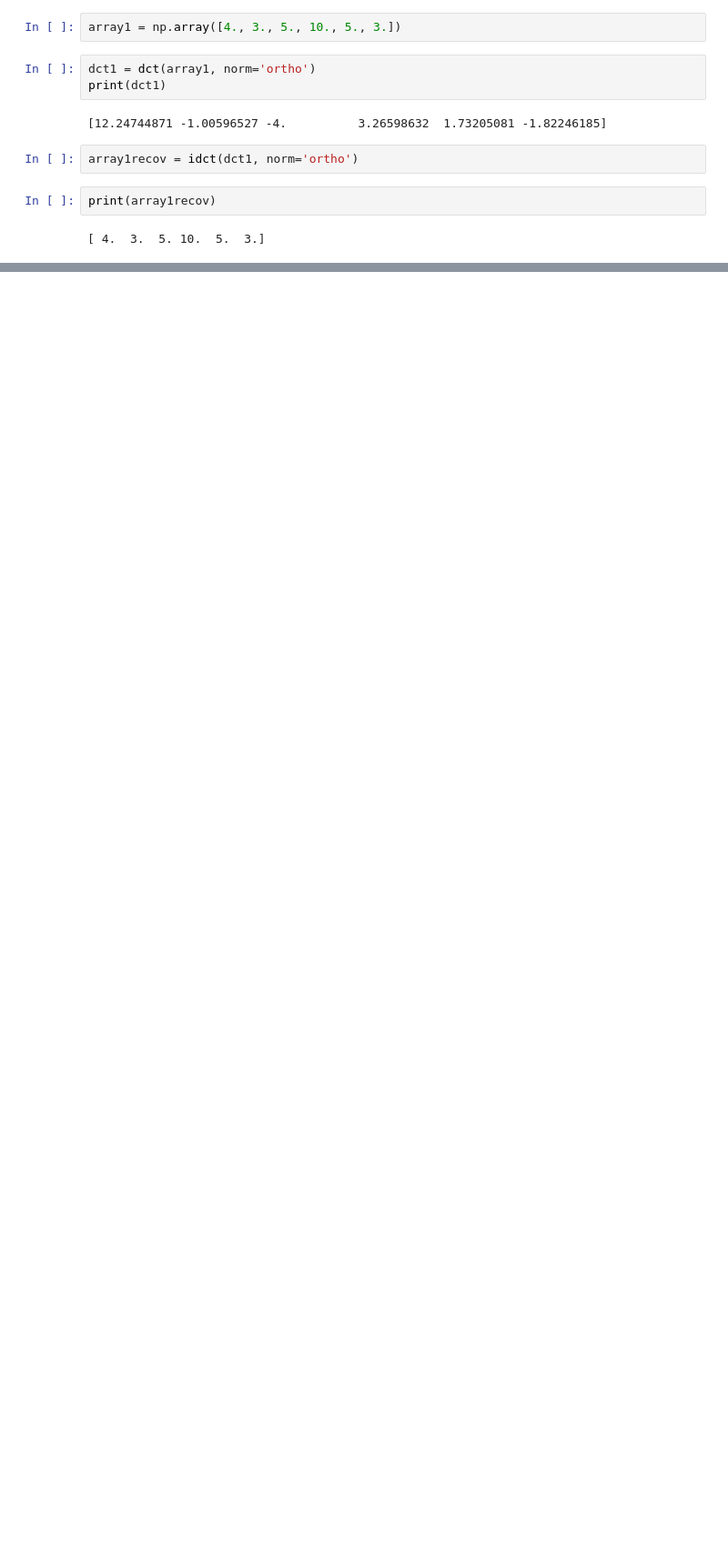
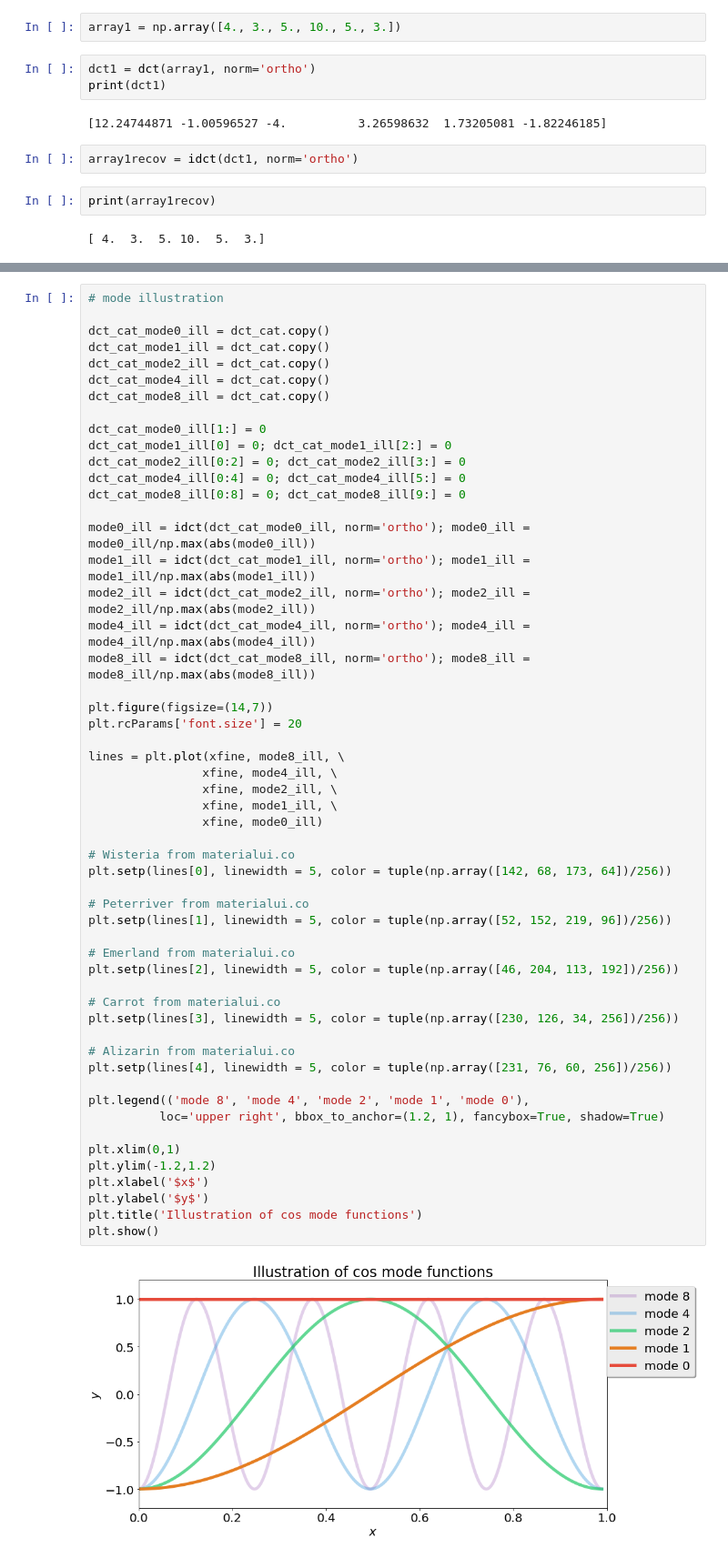
Before and after one commit to bradleypmartin/LinearAlgebraGeekout190405, a Jupyter notebook: 1D image compression.ipynb, the cells around one changed output, grey strips where cells are left out. Shown: that part at 91% size. Saved outputs shown, nothing was run; the diff lists cells and outputs as text; blank space fills up the shorter version.

```diff
--- a/1D image compression.ipynb
+++ b/1D image compression.ipynb
@@ -47,0 +123,56 @@ plt.show()
+# %%
+# mode illustration
+
+dct_cat_mode0_ill = dct_cat.copy()
+dct_cat_mode1_ill = dct_cat.copy()
+dct_cat_mode2_ill = dct_cat.copy()
+dct_cat_mode4_ill = dct_cat.copy()
+dct_cat_mode8_ill = dct_cat.copy()
+
+dct_cat_mode0_ill[1:] = 0
+dct_cat_mode1_ill[0] = 0; dct_cat_mode1_ill[2:] = 0
+dct_cat_mode2_ill[0:2] = 0; dct_cat_mode2_ill[3:] = 0
+dct_cat_mode4_ill[0:4] = 0; dct_cat_mode4_ill[5:] = 0
+dct_cat_mode8_ill[0:8] = 0; dct_cat_mode8_ill[9:] = 0
+
+mode0_ill = idct(dct_cat_mode0_ill, norm='ortho'); mode0_ill = mode0_ill/np.max(abs(mode0_ill))
+mode1_ill = idct(dct_cat_mode1_ill, norm='ortho'); mode1_ill = mode1_ill/np.max(abs(mode1_ill))
+mode2_ill = idct(dct_cat_mode2_ill, norm='ortho'); mode2_ill = mode2_ill/np.max(abs(mode2_ill))
+mode4_ill = idct(dct_cat_mode4_ill, norm='ortho'); mode4_ill = mode4_ill/np.max(abs(mode4_ill))
+mode8_ill = idct(dct_cat_mode8_ill, norm='ortho'); mode8_ill = mode8_ill/np.max(abs(mode8_ill))
+
+plt.figure(figsize=(14,7))
+plt.rcParams['font.size'] = 20
+
+lines = plt.plot(xfine, mode8_ill, \
+                xfine, mode4_ill, \
+                xfine, mode2_ill, \
+                xfine, mode1_ill, \
+                xfine, mode0_ill)
+
+# Wisteria from materialui.co
+plt.setp(lines[0], linewidth = 5, color = tuple(np.array([142, 68, 173, 64])/256))
+
+# Peterriver from materialui.co
+plt.setp(lines[1], linewidth = 5, color = tuple(np.array([52, 152, 219, 96])/256))
+
+# Emerland from materialui.co
+plt.setp(lines[2], linewidth = 5, color = tuple(np.array([46, 204, 113, 192])/256))
+
+# Carrot from materialui.co
+plt.setp(lines[3], linewidth = 5, color = tuple(np.array([230, 126, 34, 256])/256))
+
+# Alizarin from materialui.co
+plt.setp(lines[4], linewidth = 5, color = tuple(np.array([231, 76, 60, 256])/256))
+
+plt.legend(('mode 8', 'mode 4', 'mode 2', 'mode 1', 'mode 0'),
+          loc='upper right', bbox_to_anchor=(1.2, 1), fancybox=True, shadow=True)
+
+plt.xlim(0,1)
+plt.ylim(-1.2,1.2)
+plt.xlabel('$x$')
+plt.ylabel('$y$')
+plt.title('Illustration of cos mode functions')
+plt.show()
+# %% [output]
+[figure, added]
```
Also changed, not shown: parts of 4 cells of this notebook.
